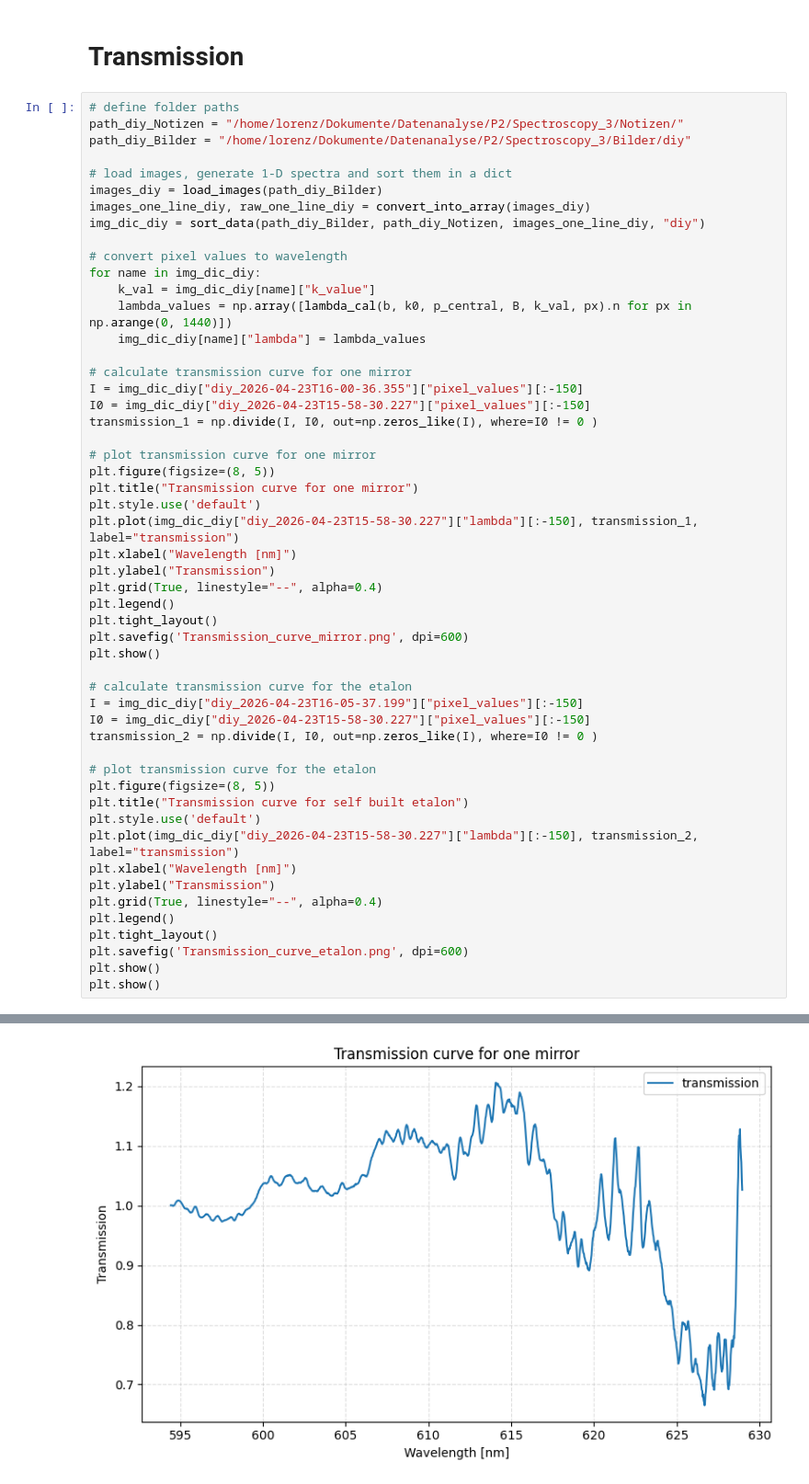
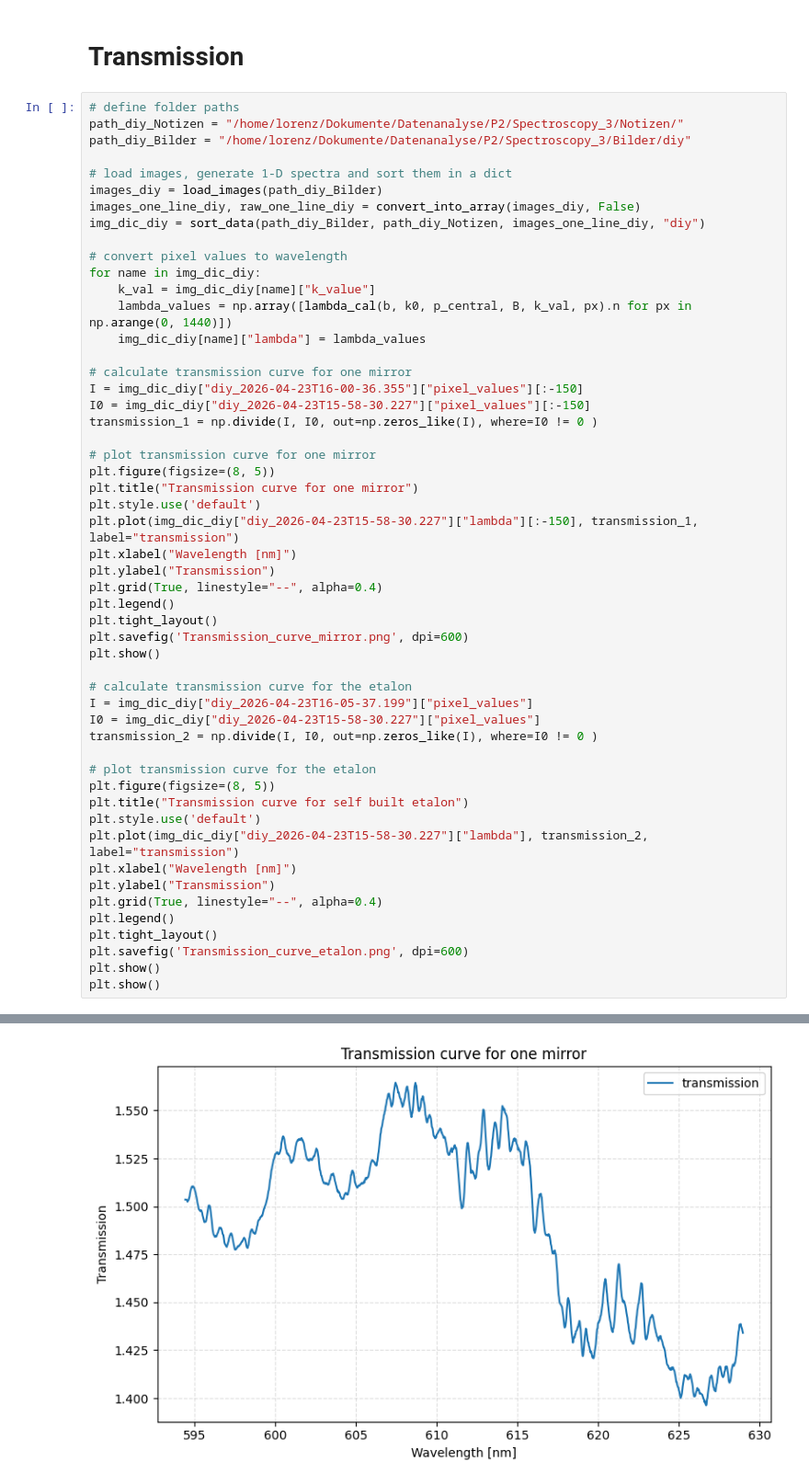
Before and after one commit to Mhfd10/P2_ETHZ_SS26, a Jupyter notebook: Spectroscopy_3/main.ipynb, the cells around one changed output, grey strips where cells are left out. Shown at 92% size. Saved outputs shown, nothing was run; the diff lists cells and outputs as text.

Commit message:
bug fix in transmission curve

```diff
--- a/Spectroscopy_3/main.ipynb
+++ b/Spectroscopy_3/main.ipynb
@@ -370,7 +370,7 @@ path_diy_Bilder = "/home/lorenz/Dokumente/Datenanalyse/P2/Spectroscopy_3/Bilder/
 
 # load images, generate 1-D spectra and sort them in a dict
 images_diy = load_images(path_diy_Bilder)
-images_one_line_diy, raw_one_line_diy = convert_into_array(images_diy)
+images_one_line_diy, raw_one_line_diy = convert_into_array(images_diy, False)
 img_dic_diy = sort_data(path_diy_Bilder, path_diy_Notizen, images_one_line_diy, "diy")
 
 # convert pixel values to wavelength
@@ -398,15 +398,15 @@ plt.savefig('Transmission_curve_mirror.png', dpi=600)
 plt.show()
 
 # calculate transmission curve for the etalon
-I = img_dic_diy["diy_2026-04-23T16-05-37.199"]["pixel_values"][:-150]
-I0 = img_dic_diy["diy_2026-04-23T15-58-30.227"]["pixel_values"][:-150]
+I = img_dic_diy["diy_2026-04-23T16-05-37.199"]["pixel_values"]
+I0 = img_dic_diy["diy_2026-04-23T15-58-30.227"]["pixel_values"]
 transmission_2 = np.divide(I, I0, out=np.zeros_like(I), where=I0 != 0 )
 
 # plot transmission curve for the etalon
 plt.figure(figsize=(8, 5))
 plt.title("Transmission curve for self built etalon")
 plt.style.use('default')
-plt.plot(img_dic_diy["diy_2026-04-23T15-58-30.227"]["lambda"][:-150], transmission_2, label="transmission")
+plt.plot(img_dic_diy["diy_2026-04-23T15-58-30.227"]["lambda"], transmission_2, label="transmission")
 plt.xlabel("Wavelength [nm]")
 plt.ylabel("Transmission")
 plt.grid(True, linestyle="--", alpha=0.4)
@@ -436 +436 @@ plt.show()
-[figure, old version]
+[figure, new version]
```
Also changed, not shown: parts of 5 cells of this notebook, 3 other files.
